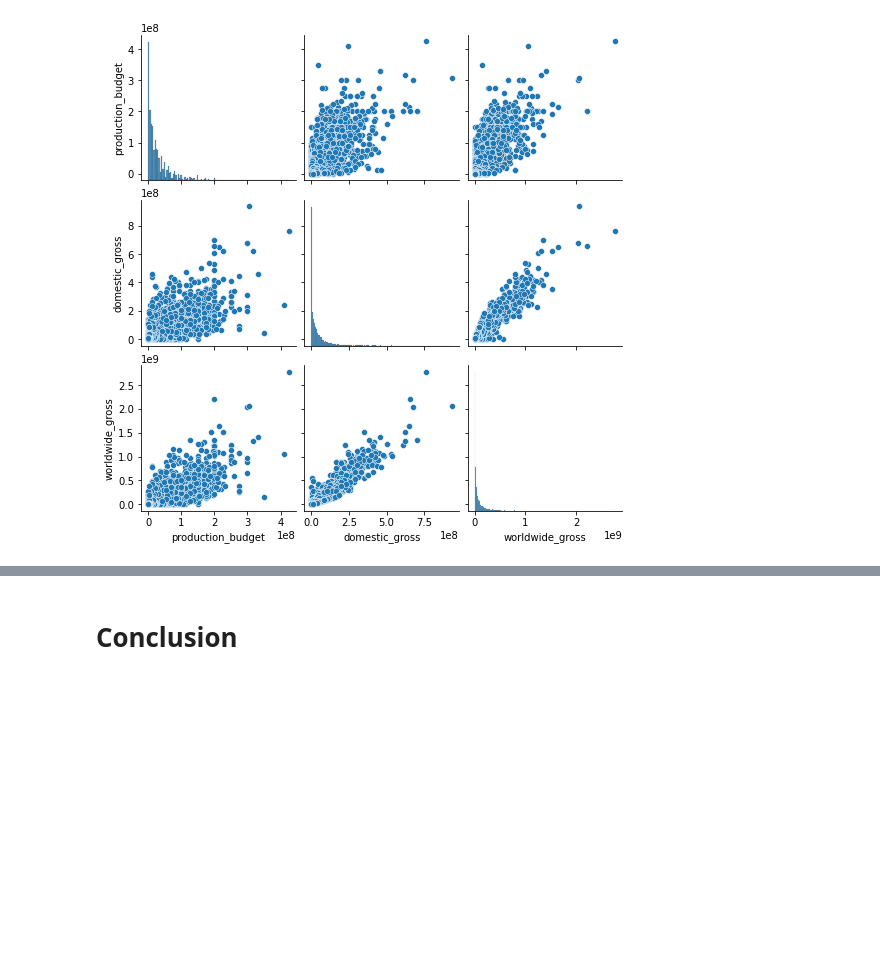
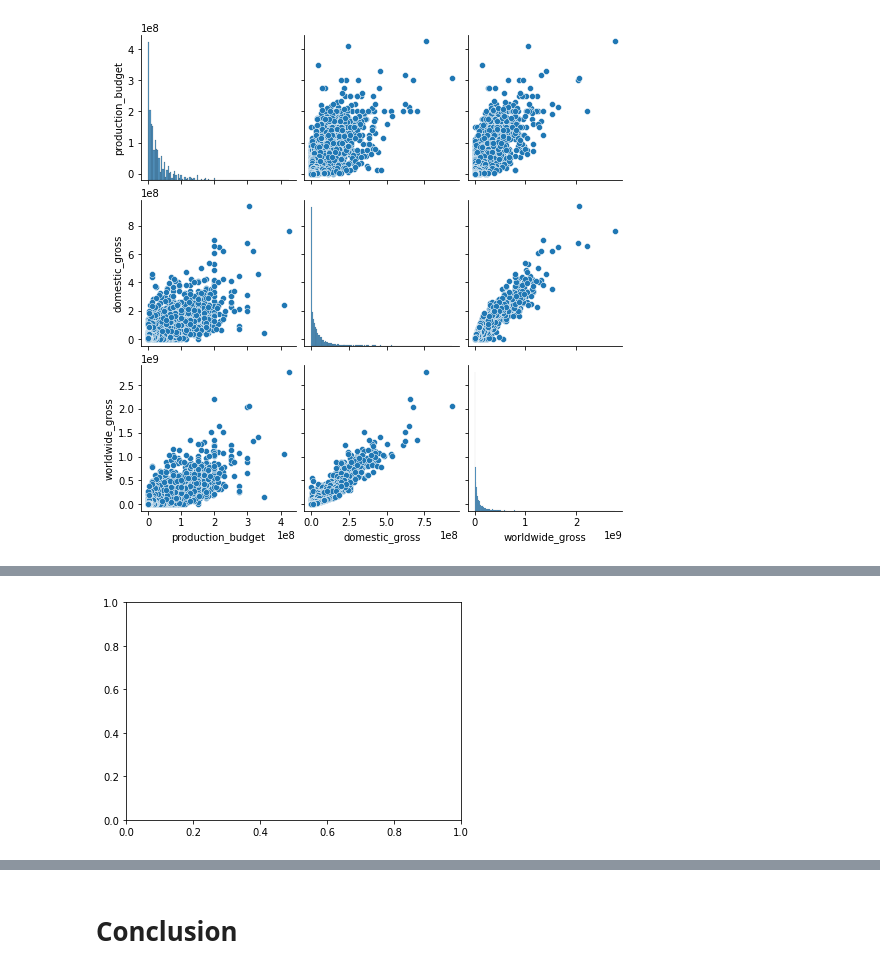
Before and after one commit to adammarianacci/Microsoft_Movie_Analysis, a Jupyter notebook: Notebook.ipynb, the cells around one changed output, grey strips where cells are left out. Saved outputs shown, nothing was run; the diff lists cells and outputs as text; code cells hidden in the pictures; blank space fills up the shorter version.

```diff
--- a/Notebook.ipynb
+++ b/Notebook.ipynb
@@ -534,0 +551,4 @@ sns.pairplot(sorted_worldwide_gross_movie_budgets_df)
+# %%
+pd.options.display.float_format = '{:.2f}'.format
+# %% [output]
+[figure, added]
```
Also changed, not shown: parts of 3 cells of this notebook, 2 other files.
